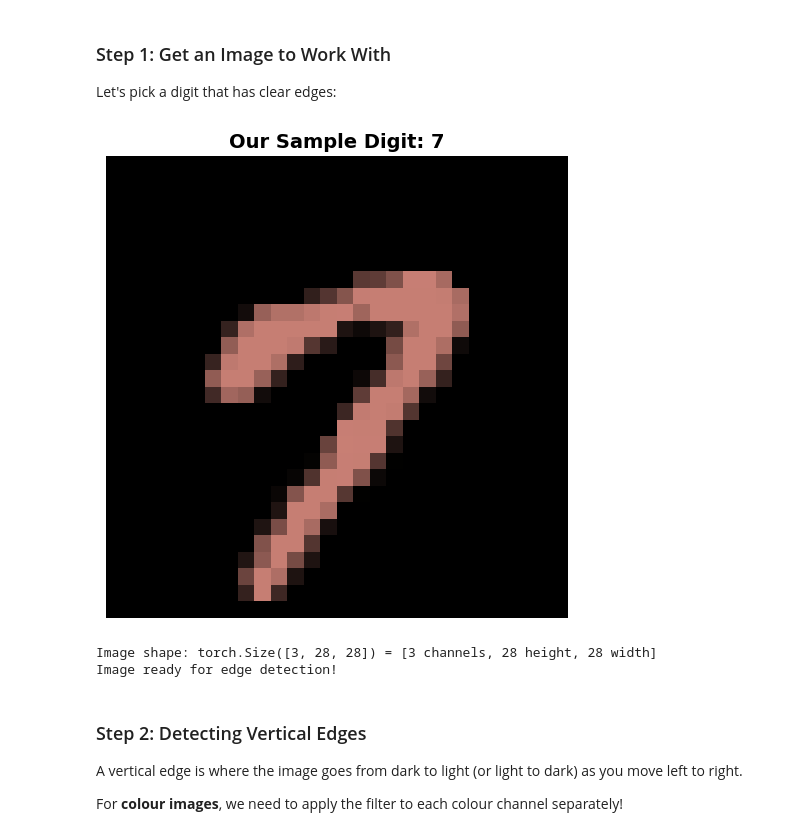
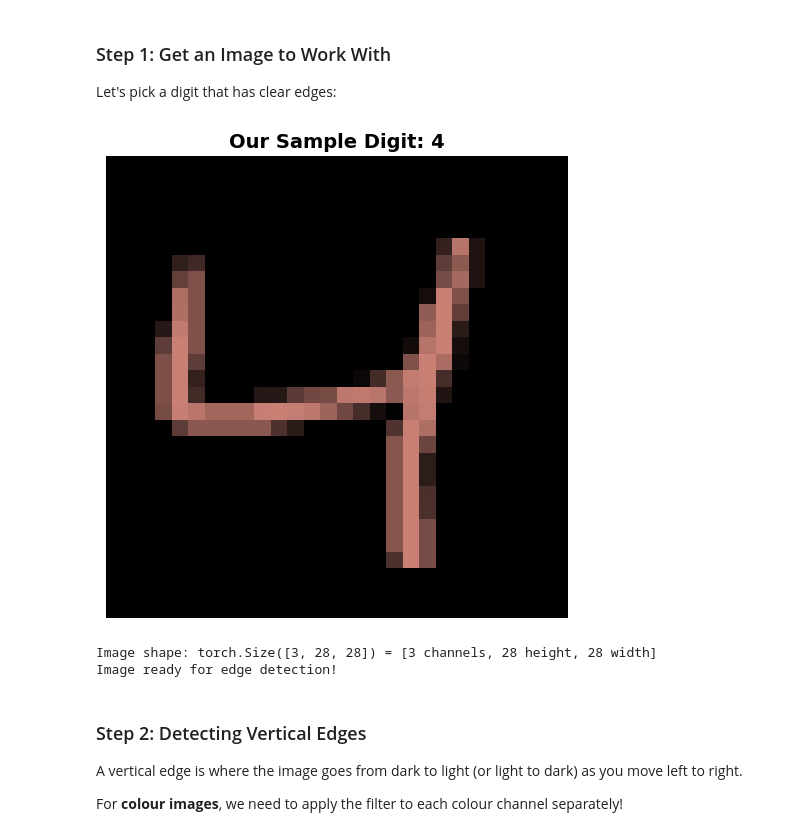
Before and after one commit to Hanny658/deep-learning-2026, a Jupyter notebook: SESSION3/session3_part1_instructor.ipynb, the cells around one changed output. Saved outputs shown, nothing was run; the diff lists cells and outputs as text; code cells hidden in the pictures.

```diff
--- a/SESSION3/session3_part1_instructor.ipynb
+++ b/SESSION3/session3_part1_instructor.ipynb
@@ -260,30 +260,30 @@ Now we will perform edge detection on an image using manually designed kernel.
 Let's pick a digit that has clear edges:
 # %%
 # Let's find a nice clear digit to work with
-# We'll look for a '7' which has good vertical and horizontal edges
+# We'll look for a '4' which has good vertical and horizontal edges
 for i in range(len(mnist_data)):
     gray_img, lbl = mnist_data[i]
-    if lbl == 7:
+    if lbl == 4:
         sample_gray = gray_img
         sample_label = lbl
         break
 
 # colourize it
 sample_image = colourize_mnist(sample_gray, colour_seed=123)
 
 # Display the image
 plt.figure(figsize=(6, 6))
 plt.imshow(sample_image.permute(1, 2, 0).numpy())
 plt.title(f"Our Sample Digit: {sample_label}", fontsize=14, fontweight='bold')
 plt.axis('off')
 plt.show()
 
 # Convert to the format we need for processing
 img = sample_image.float()
 print(f"Image shape: {img.shape} = [3 channels, 28 height, 28 width]")
 print("Image ready for edge detection!")
 # %% [output]
-[figure, old version]
+[figure, new version]
 Image shape: torch.Size([3, 28, 28]) = [3 channels, 28 height, 28 width]
 Image ready for edge detection!
 # %% [markdown]
```
Also changed, not shown: parts of 12 cells of this notebook.
